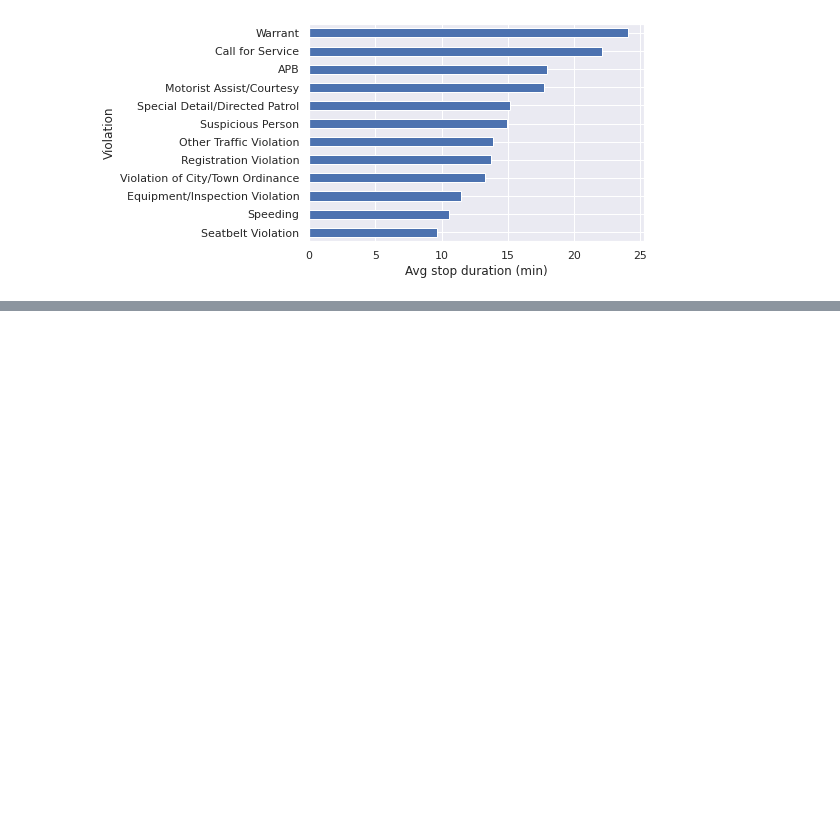
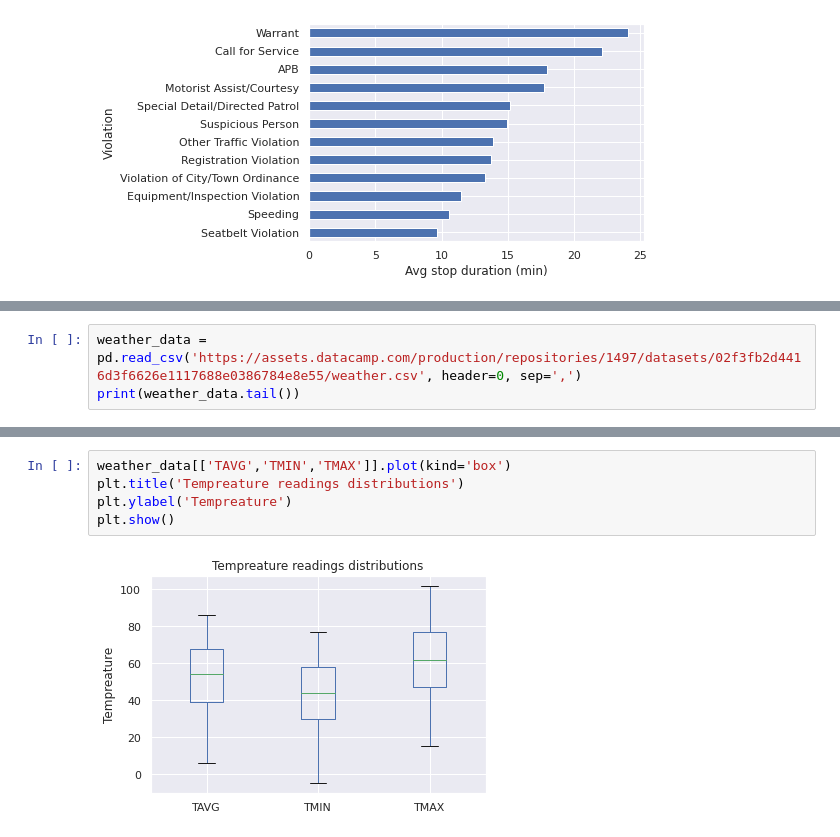
Before and after one commit to jafar-albadarneh/data-science-pot, a Jupyter notebook: Analyzing_Police_Activity.ipynb, the cells around one changed output, grey strips where cells are left out. Drawn from its saved outputs; the diff is of its cells as text; blank space fills up the shorter version.

Commit message:
Incorporate `weather` data set an merge it with the police activity dataset

```diff
--- a/Analyzing_Police_Activity.ipynb
+++ b/Analyzing_Police_Activity.ipynb
@@ -272,0 +279,3 @@ plt.show()
+# %%
+weather_data = pd.read_csv('https://assets.datacamp.com/production/repositories/1497/datasets/02f3fb2d4416d3f6626e1117688e0386784e8e55/weather.csv', header=0, sep=',')
+print(weather_data.tail())
@@ -272,0 +299,7 @@ plt.show()
+# %%
+weather_data[['TAVG','TMIN','TMAX']].plot(kind='box')
+plt.title('Tempreature readings distributions')
+plt.ylabel('Tempreature')
+plt.show()
+# %% [output]
+[figure, added]
```
Also changed, not shown: parts of 21 cells of this notebook.
